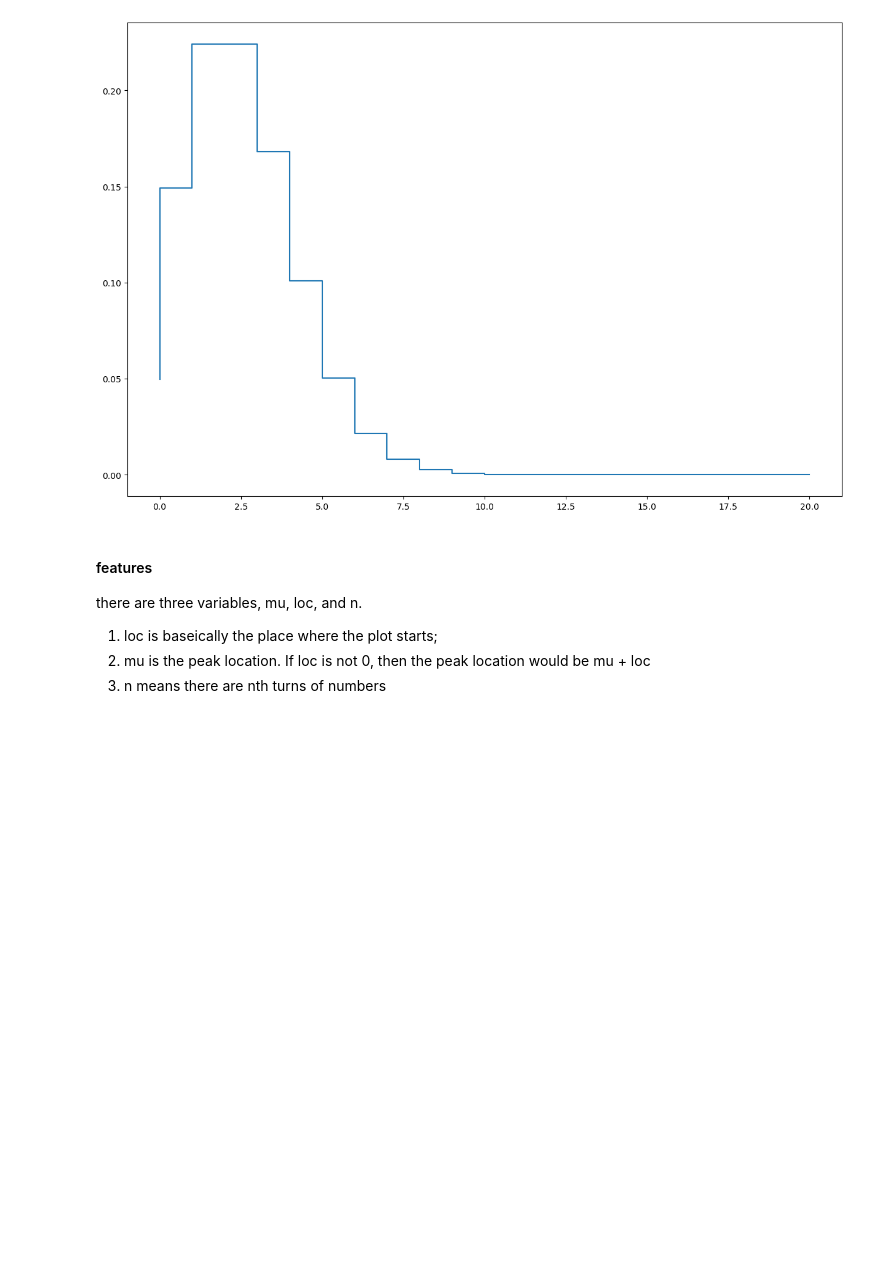
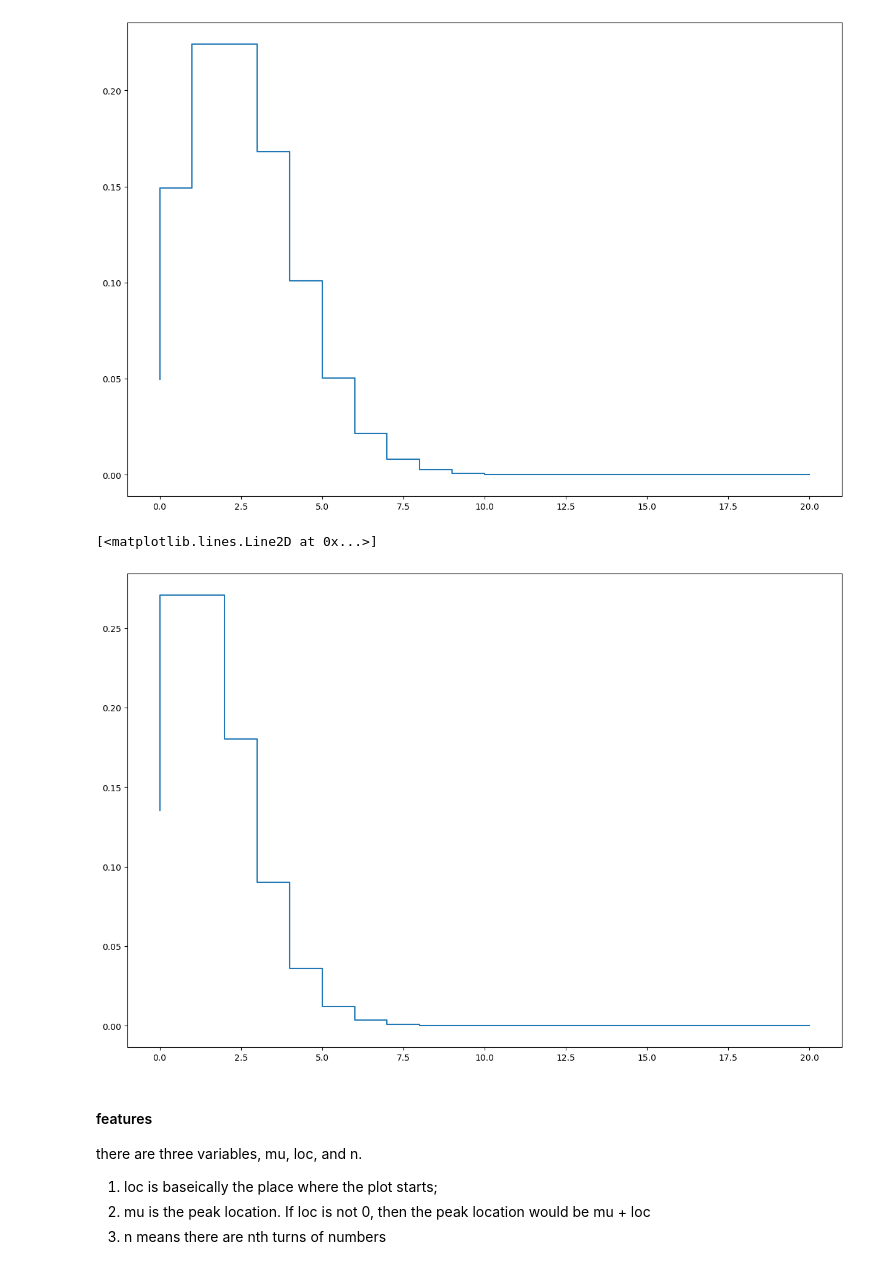
Before and after one commit to Mengjun74/lab, a Jupyter notebook: Lab1.ipynb, the cells around one changed output. Cells and saved outputs as stored; diff of their text form; code cells hidden in the pictures; blank space fills up the shorter version.

```diff
--- a/Lab1.ipynb
+++ b/Lab1.ipynb
@@ -172,6 +178,17 @@ plt.step(r_value, dist)
 # %% [output]
 [<matplotlib.lines.Line2D at 0x...>]
 [figure]
+# %%
+fig, ax = plt.subplots()
+n = 20
+mu = 2
+loc = 0
+r_value = list(range(n+1))
+dist = [stats.poisson.pmf(r, mu, loc) for r in r_value]
+plt.step(r_value, dist)
+# %% [output]
+[<matplotlib.lines.Line2D at 0x...>]
+[figure, added]
 # %% [markdown]
 #### features
 
```
Also changed, not shown: parts of 19 cells of this notebook.
